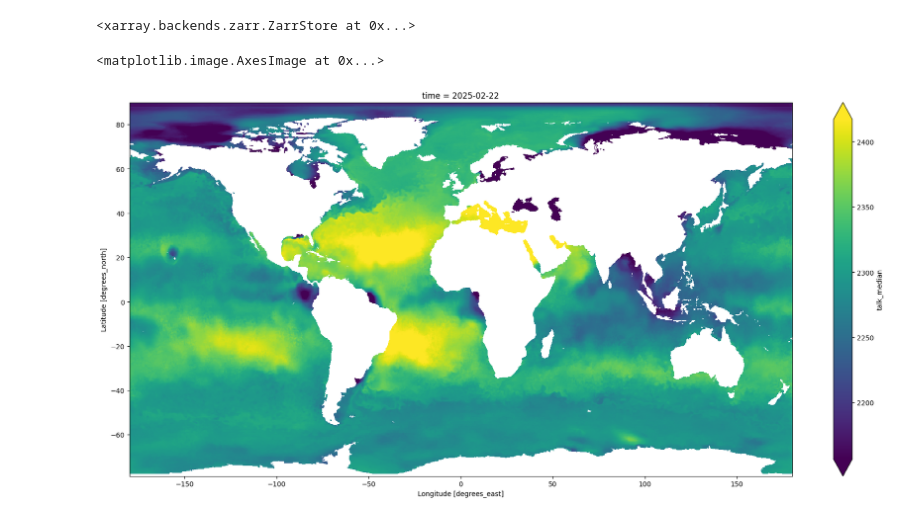
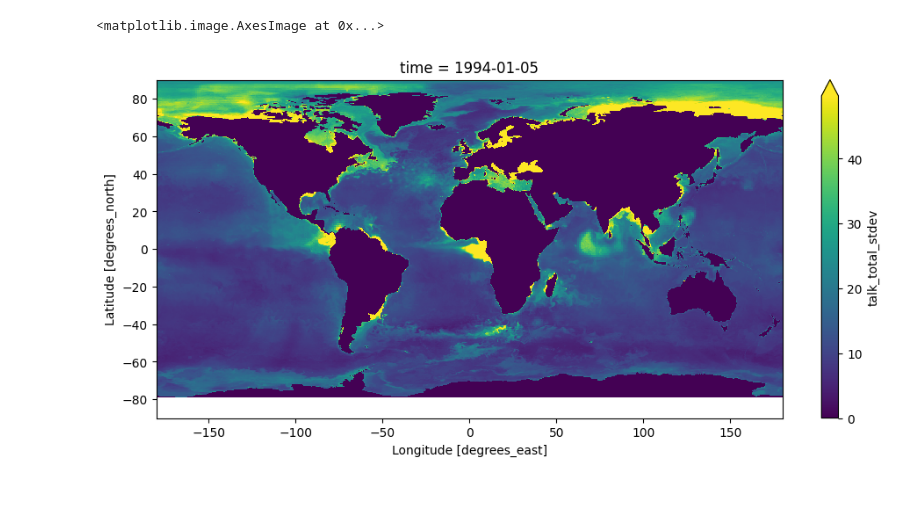
Before and after one commit to lukegre/highresTA, a Jupyter notebook: notebooks/05_check_outputs.ipynb, the cells around one changed output. Cells and saved outputs as stored; diff of their text form; code cells hidden in the pictures; blank space fills up the shorter version.

```diff
--- a/notebooks/05_check_outputs.ipynb
+++ b/notebooks/05_check_outputs.ipynb
@@ -6,13 +7,7 @@ import xarray as xr
 # %%
 ds = xr.open_zarr("../models/highresTA-stacked-salinity-20261109/inference/highresTA_8D_025deg.zarr")
-# %%
-ds['talk_std'] = (ds.talk_var**0.5).assign_attrs(long_name="talk standard deviation", units="µmol kg^-1")
-# %%
-ds[["talk_std"]].to_zarr("../models/highresTA-stacked-salinity-20261109/inference/highresTA_8D_025deg.zarr", mode="a")
-# %% [output]
-<xarray.backends.zarr.ZarrStore at 0x...>
-# %%
-ds.talk_median[-270].plot.imshow(robust=True, aspect=2.2, size=10)
-# %% [output]
-<matplotlib.image.AxesImage at 0x...>
-[figure, removed]
+# %%
+ds.talk_total_stdev.sel(time="1994-01-05").plot.imshow(aspect=2.3, size=5, robust=True)
+# %% [output]
+<matplotlib.image.AxesImage at 0x...>
+[figure, added]
```
Also changed, not shown: parts of 1 cell of this notebook, 1 other file.
